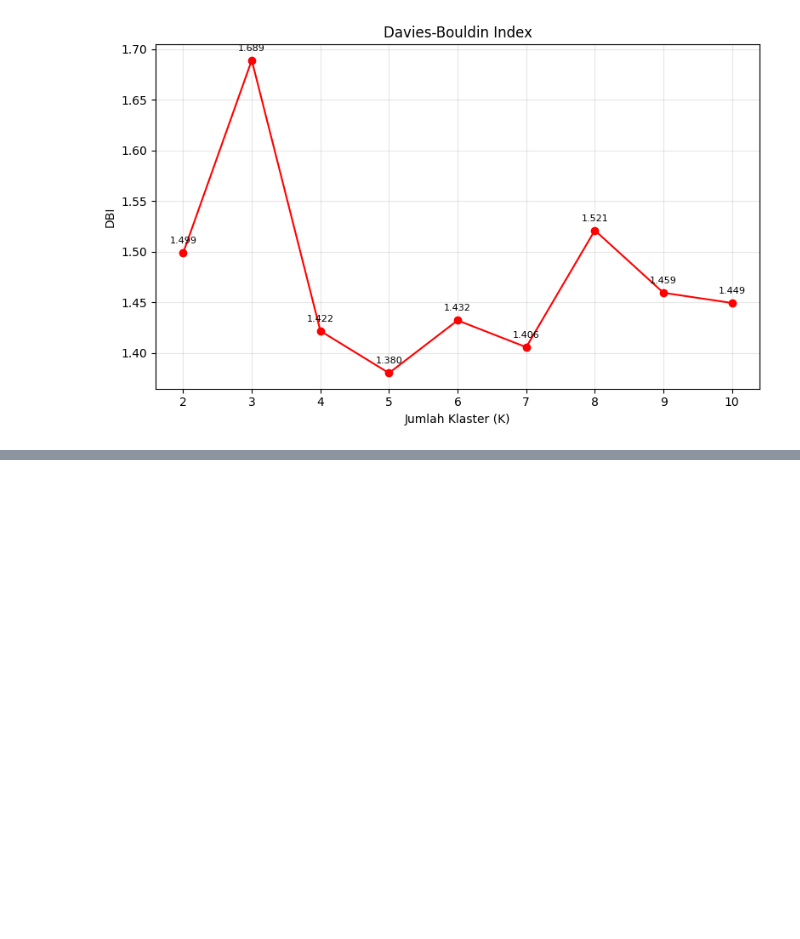
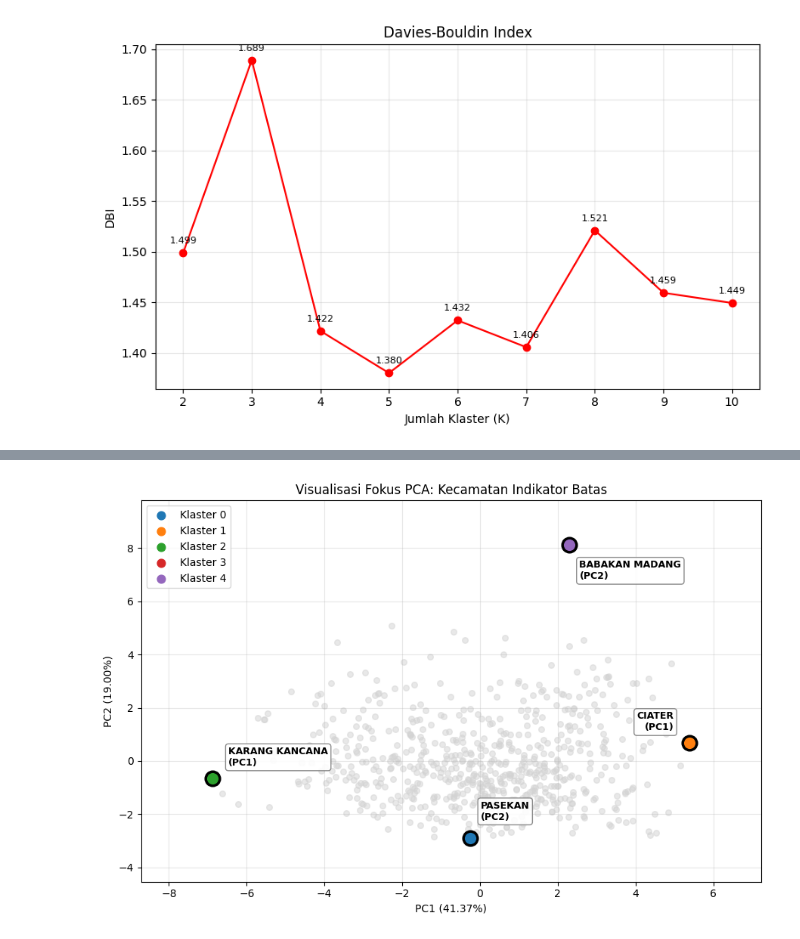
Before and after one commit to farisali522/gisclustering, a Jupyter notebook: clustering/clustering.ipynb, the cells around one changed output, grey strips where cells are left out. Drawn from its saved outputs; the diff is of its cells as text; code cells hidden in the pictures; blank space fills up the shorter version.

```diff
--- a/clustering/clustering.ipynb
+++ b/clustering/clustering.ipynb
@@ -503,0 +475,98 @@ persen_baseline_pilwalbup                     33.33                            3
+# %%
+# ===========================================================================
+# CRISP-DM TAHAP 5: EVALUATION (BOUNDARY & OUTLIER ANALYSIS)
+# ===========================================================================
+
+# --- IDENTIFIKASI BOUNDARY INDICATORS (KECAMATAN EKSTREM) ---
+outliers = {
+    "Max PC1 (Kanan)": df_pca['PC1'].idxmax(),
+    "Min PC1 (Kiri)": df_pca['PC1'].idxmin(),
+    "Max PC2 (Atas)": df_pca['PC2'].idxmax(),
+    "Min PC2 (Bawah)": df_pca['PC2'].idxmin()
+}
+
+# --- TABEL PERBANDINGAN NILAI ASLI (%) ---
+print("=== PERBANDINGAN NILAI ASLI (%) KECAMATAN INDIKATOR BATAS ===")
+print("-" * 110)
+
+comparison_data = {}
+for label, idx in outliers.items():
+    col_name = f"{df.loc[idx, 'kecamatan']}\n({label})"
+# # AMBIL DARI 'df' (Data Asli) & BULATKAN 2 ANGKA
+    comparison_data[col_name] = df.loc[idx, fitur_cols].astype(float).round(2)
+
+df_compare = pd.DataFrame(comparison_data)
+
+# # Info Tambahan: Klaster & Lokasi
+df_compare.loc['[KAB_KOTA]'] = [df.loc[outliers[k], 'kabupaten_kota'] for k in outliers]
+df_compare.loc['[CLUSTER]'] = [f"Klaster {df_final.loc[outliers[k], 'cluster_label']}" for k in outliers]
+
+print(df_compare.to_string())
+print("-" * 110)
+
+plt.figure(figsize=(9, 6))
+colors = plt.rcParams['axes.prop_cycle'].by_key()['color']
+
+# # Agar plot "titik biasa" tidak mencolok, kita plot dengan abu-abu
+for i, cluster in enumerate(sorted(df_pca['cluster_label'].unique())):
+    subset = df_pca[df_pca['cluster_label'] == cluster]
+    plt.scatter(subset['PC1'], subset['PC2'], color='lightgrey', alpha=0.5, s=30)
+
+# # Legenda bayangan, agar tetap ada panutan warna
+for i, cluster in enumerate(sorted(df_pca['cluster_label'].unique())):
+    plt.scatter([], [], label=f'Klaster {cluster}', color=colors[i % len(colors)], s=60)
+
+# # Soroti Titik Ekstrem
+for label, idx in outliers.items():
+    p = df_pca.loc[idx]
+    c_idx = int(p['cluster_label'])
+    nama_kec = df.loc[idx, 'kecamatan']
+
+# # Titik lebih besar & Bold
+    plt.scatter(p['PC1'], p['PC2'], color=colors[c_idx % len(colors)],
+                s=180, edgecolors='black', linewidth=2.5, zorder=10)
+
+# # Atur posisi kotak label secara dinamis agar tidak ketutupan!
+    offset_x = 10
+    offset_y = 10
+    ha = 'left'
+    va = 'bottom'
+
+    if 'Max PC1' in label:
+        offset_x = -15
+        ha = 'right'
+    if 'Min PC1' in label:
+        offset_x = 15
+        ha = 'left'
+    if 'Max PC2' in label:
+        offset_y = -15
+        va = 'top'
+    if 'Min PC2' in label:
+        offset_y = 15
+        va = 'bottom'
+
+# # Label
+    plt.annotate(f"{nama_kec}\n({label.split(' ')[1]})",
+                 (p['PC1'], p['PC2']),
+                 xytext=(offset_x, offset_y), textcoords='offset points',
+                 ha=ha, va=va,
+                 fontsize=9, fontweight='bold',
+                 bbox=dict(boxstyle="round,pad=0.3", facecolor='white', edgecolor='gray', alpha=0.9),
+                 zorder=11)
+
+# # Beri margin/padding ekstra sebesar 20% agar label paling pinggir tidak terpotong garis plot
+plt.margins(x=0.15, y=0.15)
+
+plt.title(f'Visualisasi Fokus PCA: Kecamatan Indikator Batas')
+plt.xlabel(f'PC1 ({var_pc1:.2f}%)')
+plt.ylabel(f'PC2 ({var_pc2:.2f}%)')
+plt.legend(loc='best')
+plt.grid(True, alpha=0.3)
+plt.tight_layout()
+plt.savefig("Visualisasi_PCA_Fokus_Indikator Batas.png", dpi=300)
+plt.show()
+
+# --- EXPORT TABEL PERBANDINGAN KE EXCEL ---
+df_compare.to_excel("Hasil_Perbandingan_Boundary_PCA.xlsx")
+print(f"\n[INFO] Tabel Indikator Batas berhasil diekspor: Hasil_Perbandingan_Boundary_PCA.xlsx")
+# %% [output]
@@ -503,0 +592 @@ persen_baseline_pilwalbup                     33.33                            3
+[figure, added]
```
Also changed, not shown: parts of 14 cells of this notebook, 13 other files.
